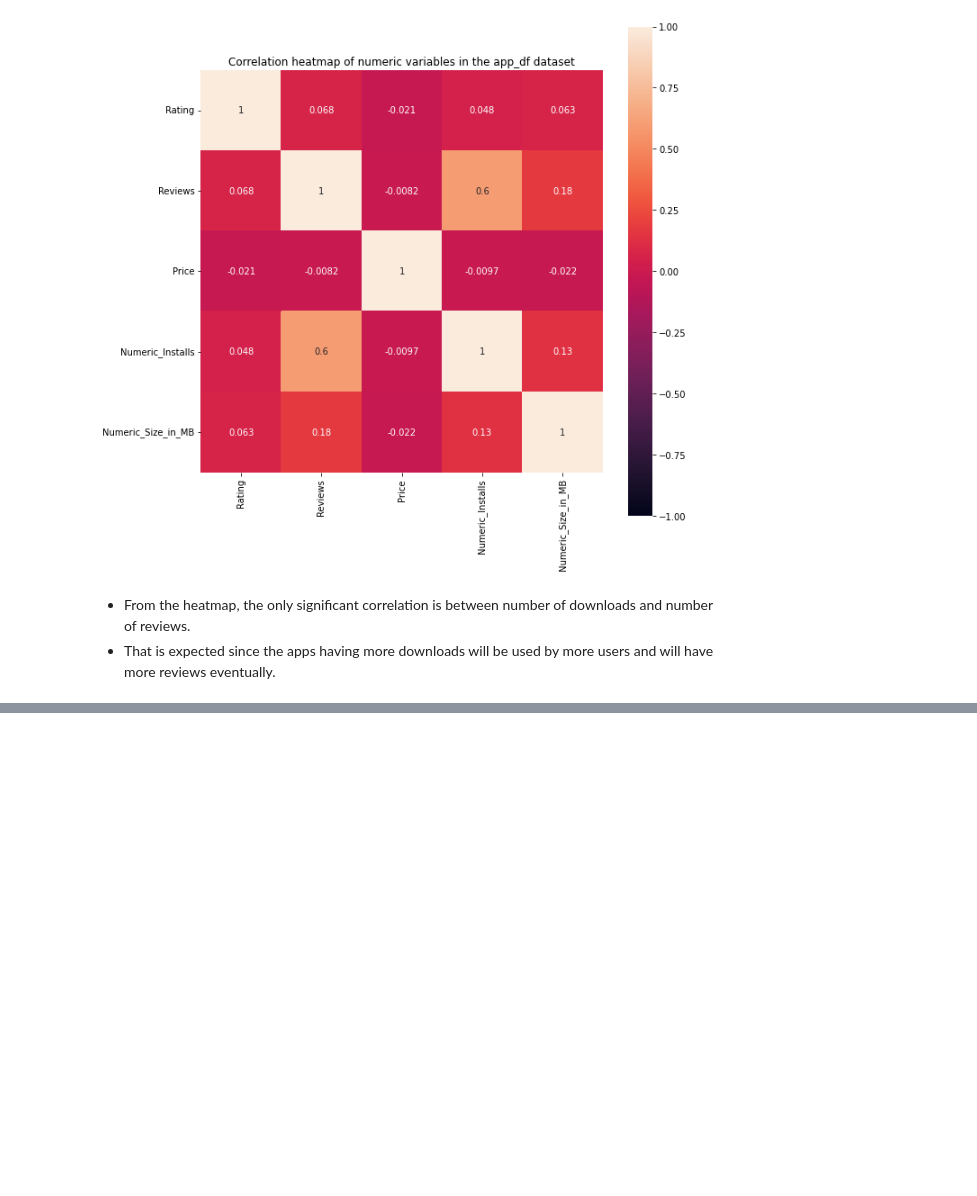
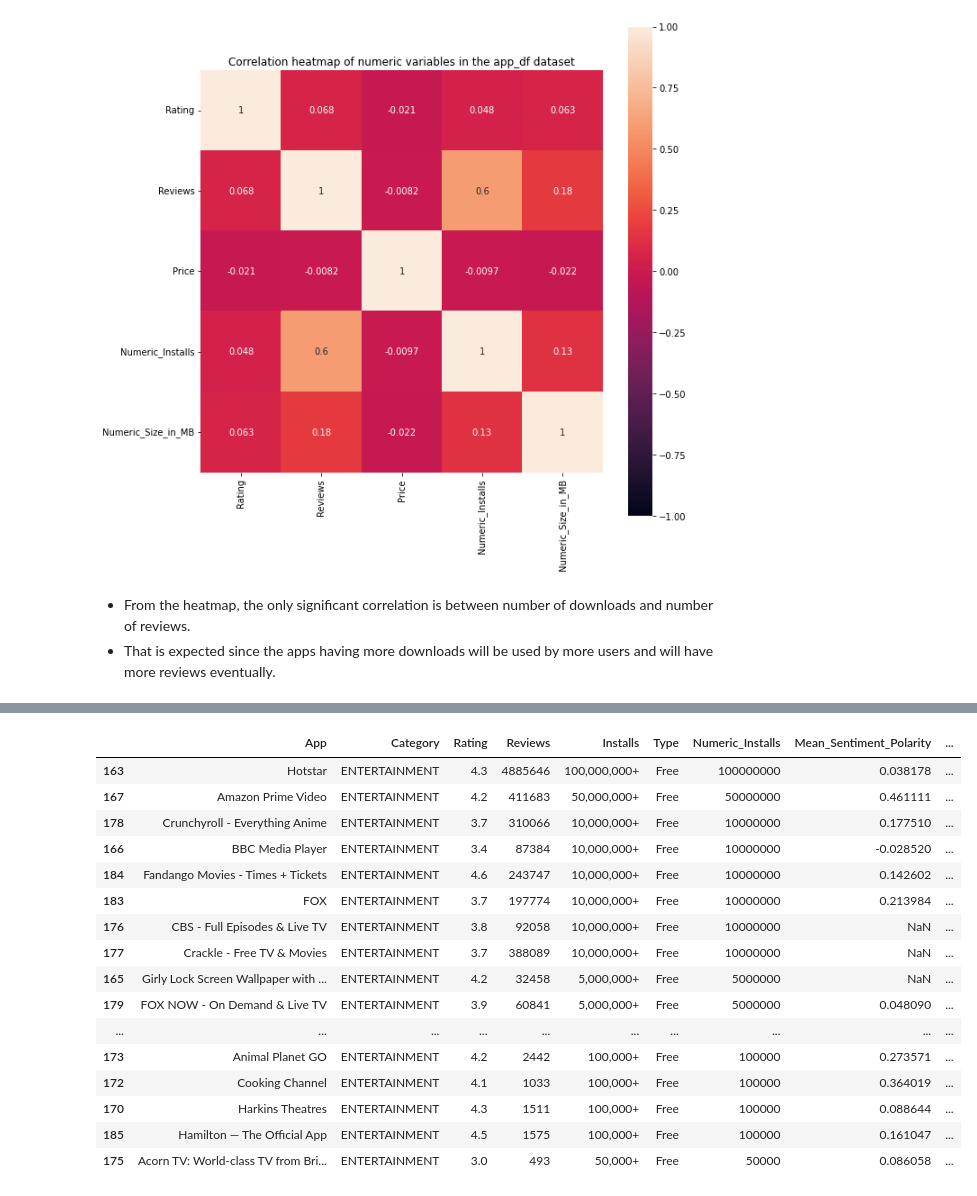
Before and after one commit to Nandeesh-U/EDA_google_play_store_app_data, a Jupyter notebook: Team_Notebook_EDA_CAPSTONE.ipynb, the cells around one changed output, grey strips where cells are left out. Cells and saved outputs as stored; diff of their text form; code cells hidden in the pictures; blank space fills up the shorter version.

```diff
--- a/Team_Notebook_EDA_CAPSTONE.ipynb
+++ b/Team_Notebook_EDA_CAPSTONE.ipynb
@@ -917,0 +956,4 @@ Text(0.5, 1.0, 'Correlation heatmap of numeric variables in the app_df dataset')
+# %%
+cat_app_count = merged_app_df.groupby('Category')['App'].count().reset_index()
+large_cat_list = list(cat_app_count[cat_app_count['App']>10]['Category'])
+large_cat_list
@@ -917,0 +978,4 @@ Text(0.5, 1.0, 'Correlation heatmap of numeric variables in the app_df dataset')
+# %%
+merged_app_df['is_large_cat'] = merged_app_df['Category'].apply(lambda x: x in large_cat_list)
+merged_app_df = merged_app_df[merged_app_df['is_large_cat']]
+df = merged_app_df.copy()
@@ -917,0 +986,20 @@ Text(0.5, 1.0, 'Correlation heatmap of numeric variables in the app_df dataset')
+# %%
+merged_app_df[merged_app_df['Category']=='ENTERTAINMENT'].sort_values('Numeric_Installs',ascending=False)
+# %% [output]
+|  | App | Category | Rating | Reviews | Installs | Type | Numeric_Installs | Mean_Sentiment_Polarity | ... |
+| 163 | Hotstar | ENTERTAINMENT | 4.3 | 4885646 | 100,000,000+ | Free | 100000000 | 0.038178 | ... |
+| 167 | Amazon Prime Video | ENTERTAINMENT | 4.2 | 411683 | 50,000,000+ | Free | 50000000 | 0.461111 | ... |
+| 178 | Crunchyroll - Everything Anime | ENTERTAINMENT | 3.7 | 310066 | 10,000,000+ | Free | 10000000 | 0.177510 | ... |
+| 166 | BBC Media Player | ENTERTAINMENT | 3.4 | 87384 | 10,000,000+ | Free | 10000000 | -0.028520 | ... |
+| 184 | Fandango Movies - Times + Tickets | ENTERTAINMENT | 4.6 | 243747 | 10,000,000+ | Free | 10000000 | 0.142602 | ... |
+| 183 | FOX | ENTERTAINMENT | 3.7 | 197774 | 10,000,000+ | Free | 10000000 | 0.213984 | ... |
+| 176 | CBS - Full Episodes & Live TV | ENTERTAINMENT | 3.8 | 92058 | 10,000,000+ | Free | 10000000 | NaN | ... |
+| 177 | Crackle - Free TV & Movies | ENTERTAINMENT | 3.7 | 388089 | 10,000,000+ | Free | 10000000 | NaN | ... |
+| 165 | Girly Lock Screen Wallpaper with ... | ENTERTAINMENT | 4.2 | 32458 | 5,000,000+ | Free | 5000000 | NaN | ... |
+| 179 | FOX NOW - On Demand & Live TV | ENTERTAINMENT | 3.9 | 60841 | 5,000,000+ | Free | 5000000 | 0.048090 | ... |
+| ... | ... | ... | ... | ... | ... | ... | ... | ... | ... |
+| 173 | Animal Planet GO | ENTERTAINMENT | 4.2 | 2442 | 100,000+ | Free | 100000 | 0.273571 | ... |
+| 172 | Cooking Channel | ENTERTAINMENT | 4.1 | 1033 | 100,000+ | Free | 100000 | 0.364019 | ... |
+| 170 | Harkins Theatres | ENTERTAINMENT | 4.3 | 1511 | 100,000+ | Free | 100000 | 0.088644 | ... |
+| 185 | Hamilton — The Official App | ENTERTAINMENT | 4.5 | 1575 | 100,000+ | Free | 100000 | 0.161047 | ... |
+| 175 | Acorn TV: World-class TV from Bri... | ENTERTAINMENT | 3.0 | 493 | 50,000+ | Free | 50000 | 0.086058 | ... |
```
Also changed, not shown: parts of 11 cells of this notebook.
